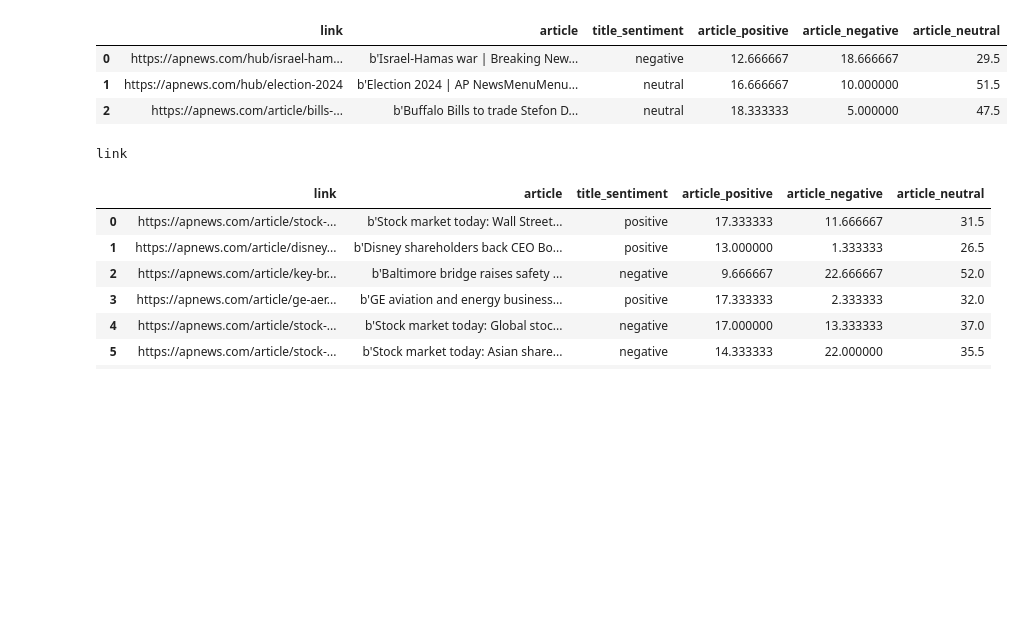
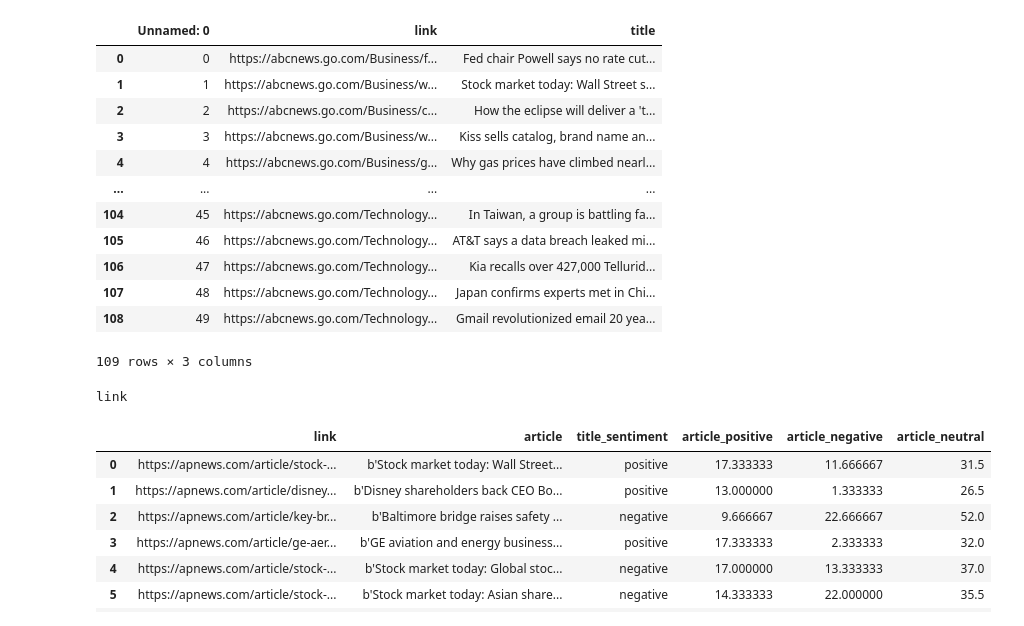
Before and after one commit to SpencerFonbuena/Sentiment-Analysis, a Jupyter notebook: general/sandbox/sandbox.ipynb, the cells around one changed output. Cells and saved outputs as stored; diff of their text form; code cells hidden in the pictures; blank space fills up the shorter version.

```diff
--- a/general/sandbox/sandbox.ipynb
+++ b/general/sandbox/sandbox.ipynb
@@ -1,13 +1,22 @@
 # %%
 import pandas as pd
 # %%
-data = pd.read_csv('/root/article_run.csv')
+data = pd.read_csv('/root/boiboi.csv')
 data
 # %% [output]
-|  | link | article | title_sentiment | article_positive | article_negative | article_neutral |
-| 0 | https://apnews.com/hub/israel-ham... | b'Israel-Hamas war | Breaking New... | negative | 12.666667 | 18.666667 | 29.5 |
-| 1 | https://apnews.com/hub/election-2024 | b'Election 2024 | AP NewsMenuMenu... | neutral | 16.666667 | 10.000000 | 51.5 |
-| 2 | https://apnews.com/article/bills-... | b'Buffalo Bills to trade Stefon D... | neutral | 18.333333 | 5.000000 | 47.5 |
+|  | Unnamed: 0 | link | title |
+| 0 | 0 | https://abcnews.go.com/Business/f... | Fed chair Powell says no rate cut... |
+| 1 | 1 | https://abcnews.go.com/Business/w... | Stock market today: Wall Street s... |
+| 2 | 2 | https://abcnews.go.com/Business/c... | How the eclipse will deliver a 't... |
+| 3 | 3 | https://abcnews.go.com/Business/w... | Kiss sells catalog, brand name an... |
+| 4 | 4 | https://abcnews.go.com/Business/g... | Why gas prices have climbed nearl... |
+| ... | ... | ... | ... |
+| 104 | 45 | https://abcnews.go.com/Technology... | In Taiwan, a group is battling fa... |
+| 105 | 46 | https://abcnews.go.com/Technology... | AT&T says a data breach leaked mi... |
+| 106 | 47 | https://abcnews.go.com/Technology... | Kia recalls over 427,000 Tellurid... |
+| 107 | 48 | https://abcnews.go.com/Technology... | Japan confirms experts met in Chi... |
+| 108 | 49 | https://abcnews.go.com/Technology... | Gmail revolutionized email 20 yea... |
+109 rows × 3 columns
 # %%
 boi = data['link'][0]
 if boi[:4] == 'http':
```
Also changed, not shown: 35 other files.
